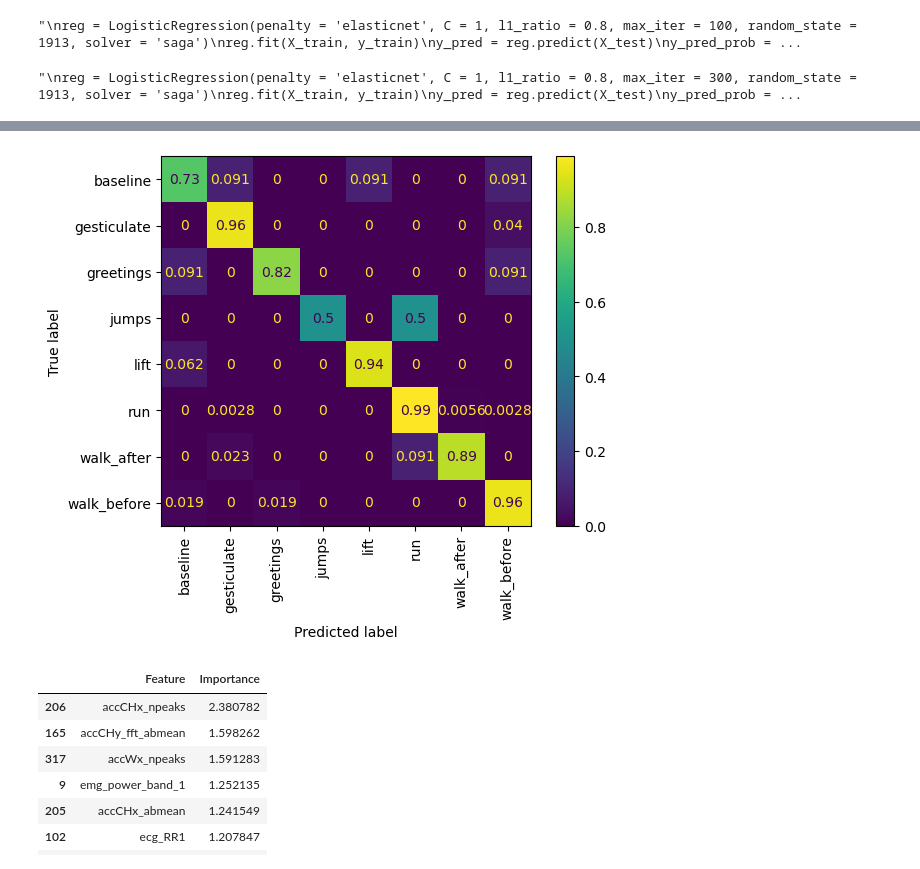
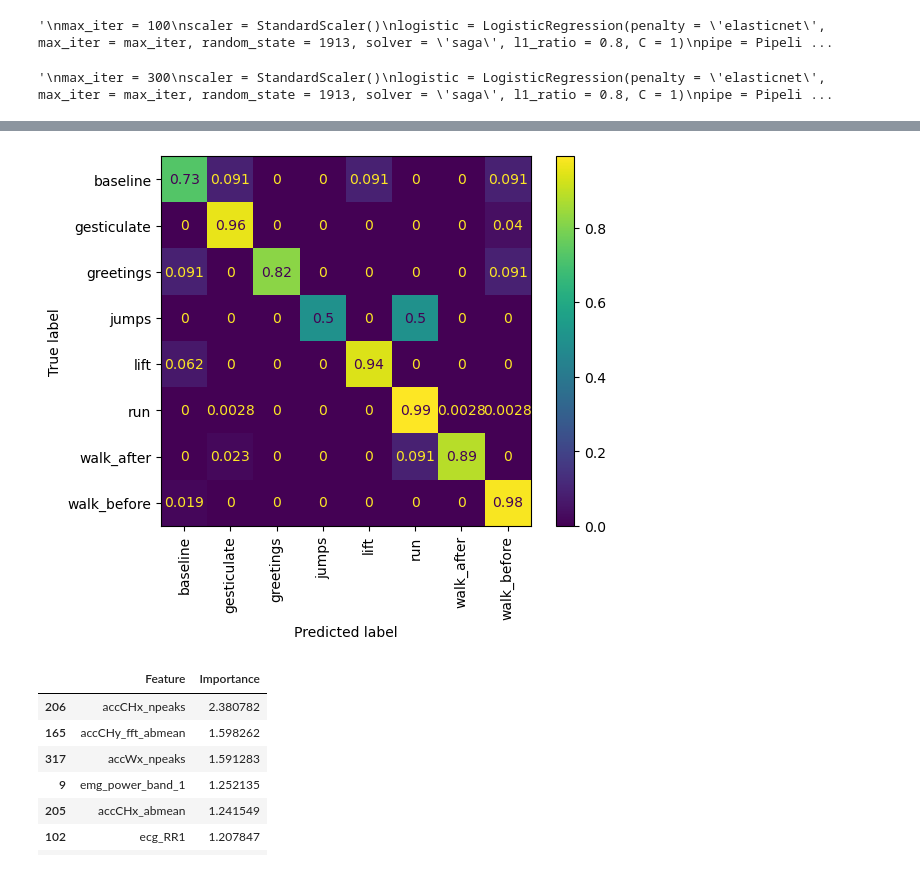
Before and after one commit to TongShan4869/Biosignal-Activity-Detection, a Jupyter notebook: models/logistic-regression.ipynb, the cells around one changed output, grey strips where cells are left out. Saved outputs shown, nothing was run; the diff lists cells and outputs as text; code cells hidden in the pictures.

```diff
--- a/models/logistic-regression.ipynb
+++ b/models/logistic-regression.ipynb
@@ -27,3 +25,0 @@ scaler = StandardScaler(copy = False)
-# %%
-scaler.fit_transform(X_train)
-scaler.fit_transform(X_test)
@@ -55,43 +41,54 @@ grid_cv = GridSearchCV(
 #pd.DataFrame(grid_cv.cv_results_)
 # %%
 '''
-reg = LogisticRegression(penalty = 'elasticnet', C = 1, l1_ratio = 0.8, max_iter = 100, random_state = 1913, solver = 'saga')
-reg.fit(X_train, y_train)
-y_pred = reg.predict(X_test)
-y_pred_prob = reg.predict_proba(X_test)
+max_iter = 100
+scaler = StandardScaler()
+logistic = LogisticRegression(penalty = 'elasticnet', max_iter = max_iter, random_state = 1913, solver = 'saga', l1_ratio = 0.8, C = 1)
+pipe = Pipeline(steps=[("scaler", scaler), ("logistic", logistic)])
+pipe.fit(X_train, y_train)
+y_pred = pipe.predict(X_test)
+y_pred_prob = pipe.predict_proba(X_test)
 print('Accuracy score:', accuracy_score(y_test, y_pred))
 print('log loss:', log_loss(y_test, y_pred_prob))
 result_matrix = confusion_matrix(y_test, y_pred, normalize = 'true')
-disp = ConfusionMatrixDisplay(confusion_matrix = result_matrix, display_labels = reg.classes_)
+disp = ConfusionMatrixDisplay(confusion_matrix = result_matrix, display_labels = pipe.classes_)
 disp.plot()
+plt.xticks(rotation = 90)
 plt.show()
 '''
 # %% [output]
-"\nreg = LogisticRegression(penalty = 'elasticnet', C = 1, l1_ratio = 0.8, max_iter = 100, random_state = 1913, solver = 'saga')\nreg.fit(X_train, y_train)\ny_pred = reg.predict(X_test)\ny_pred_prob = ...
+'\nmax_iter = 100\nscaler = StandardScaler()\nlogistic = LogisticRegression(penalty = \'elasticnet\', max_iter = max_iter, random_state = 1913, solver = \'saga\', l1_ratio = 0.8, C = 1)\npipe = Pipeli ...
 # %%
 '''
-reg = LogisticRegression(penalty = 'elasticnet', C = 1, l1_ratio = 0.8, max_iter = 300, random_state = 1913, solver = 'saga')
-reg.fit(X_train, y_train)
-y_pred = reg.predict(X_test)
-y_pred_prob = reg.predict_proba(X_test)
+max_iter = 300
+scaler = StandardScaler()
+logistic = LogisticRegression(penalty = 'elasticnet', max_iter = max_iter, random_state = 1913, solver = 'saga', l1_ratio = 0.8, C = 1)
+pipe = Pipeline(steps=[("scaler", scaler), ("logistic", logistic)])
+pipe.fit(X_train, y_train)
+y_pred = pipe.predict(X_test)
+y_pred_prob = pipe.predict_proba(X_test)
 print('Accuracy score:', accuracy_score(y_test, y_pred))
 print('log loss:', log_loss(y_test, y_pred_prob))
 result_matrix = confusion_matrix(y_test, y_pred, normalize = 'true')
-disp = ConfusionMatrixDisplay(confusion_matrix = result_matrix, display_labels = reg.classes_)
+disp = ConfusionMatrixDisplay(confusion_matrix = result_matrix, display_labels = pipe.classes_)
 disp.plot()
+plt.xticks(rotation = 90)
 plt.show()
 '''
 # %% [output]
-"\nreg = LogisticRegression(penalty = 'elasticnet', C = 1, l1_ratio = 0.8, max_iter = 300, random_state = 1913, solver = 'saga')\nreg.fit(X_train, y_train)\ny_pred = reg.predict(X_test)\ny_pred_prob = ...
+'\nmax_iter = 300\nscaler = StandardScaler()\nlogistic = LogisticRegression(penalty = \'elasticnet\', max_iter = max_iter, random_state = 1913, solver = \'saga\', l1_ratio = 0.8, C = 1)\npipe = Pipeli ...
 # %%
-reg = LogisticRegression(penalty = 'elasticnet', C = 1, l1_ratio = 0.8, max_iter = 800, random_state = 1913, solver = 'saga')
-reg.fit(X_train, y_train)
-y_pred = reg.predict(X_test)
-y_pred_prob = reg.predict_proba(X_test)
+max_iter = 800
+scaler = StandardScaler()
+logistic = LogisticRegression(penalty = 'elasticnet', max_iter = max_iter, random_state = 1913, solver = 'saga', l1_ratio = 0.8, C = 1)
+pipe = Pipeline(steps=[("scaler", scaler), ("logistic", logistic)])
+pipe.fit(X_train, y_train)
+y_pred = pipe.predict(X_test)
+y_pred_prob = pipe.predict_proba(X_test)
 print('Accuracy score:', accuracy_score(y_test, y_pred))
 print('log loss:', log_loss(y_test, y_pred_prob))
 result_matrix = confusion_matrix(y_test, y_pred, normalize = 'true')
-disp = ConfusionMatrixDisplay(confusion_matrix = result_matrix, display_labels = reg.classes_)
+disp = ConfusionMatrixDisplay(confusion_matrix = result_matrix, display_labels = pipe.classes_)
 disp.plot()
 plt.xticks(rotation = 90)
 plt.show()
@@ -101,2 +98,2 @@ log loss: 0.1262026001887435
-[figure, old version]
+[figure, new version]
 # %%
```
Also changed, not shown: parts of 7 cells of this notebook.
